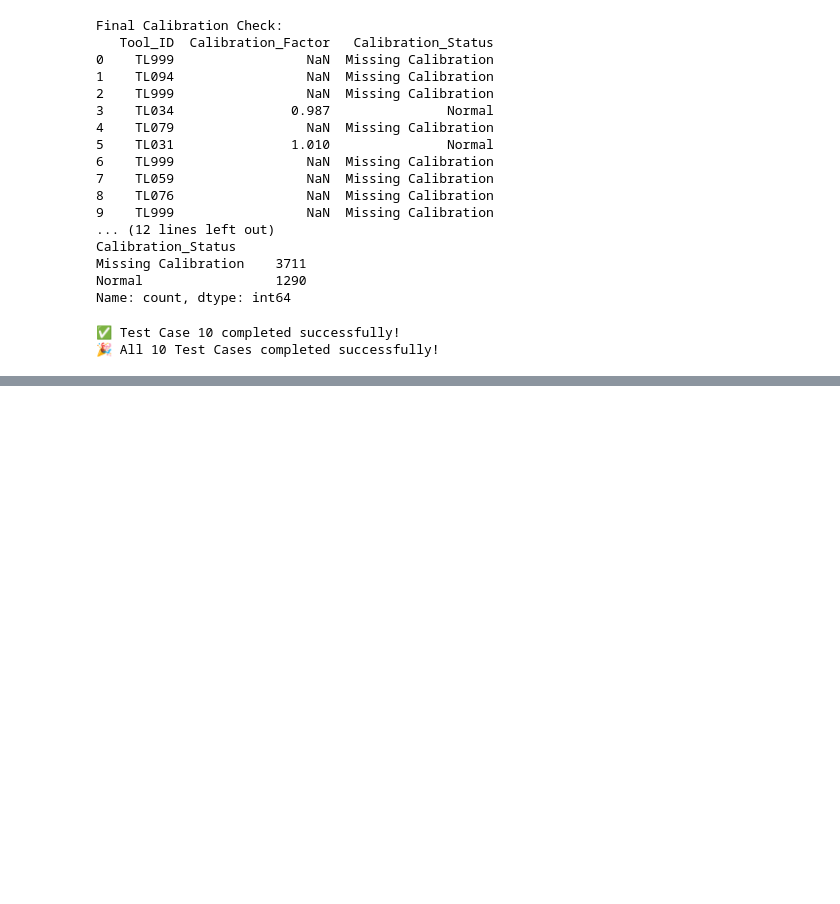
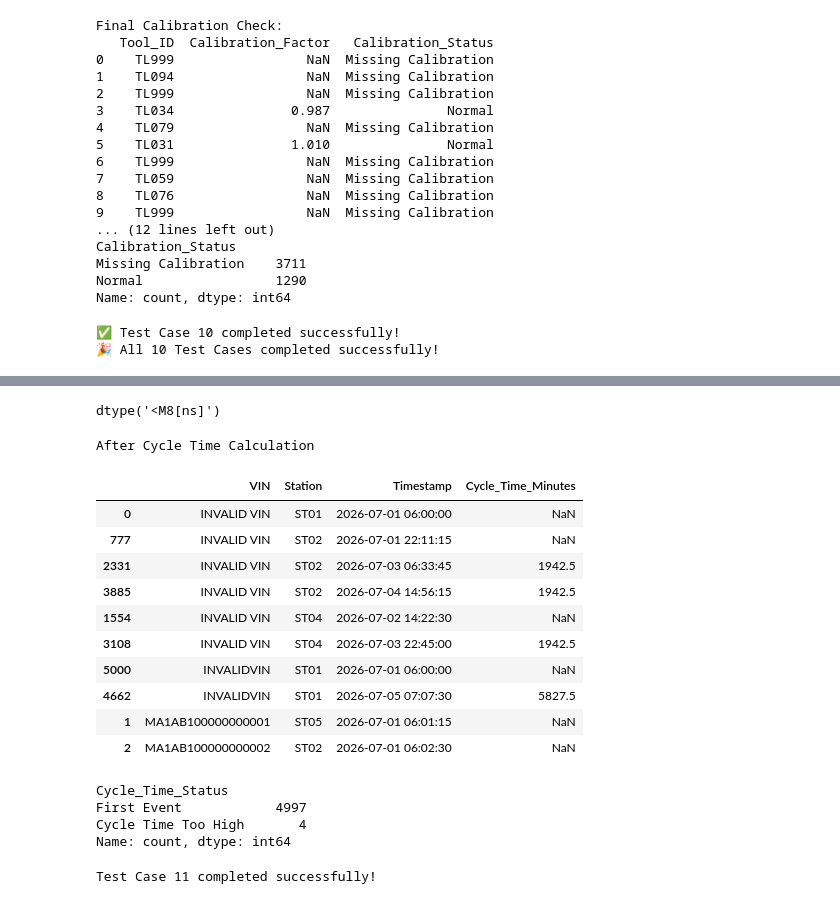
Before and after one commit to chandrachudasahoo4/Car-Manufacturing-Analytics, a Jupyter notebook: operations.ipynb, the cells around one changed output, grey strips where cells are left out. Cells and saved outputs as stored; diff of their text form; code cells hidden in the pictures; blank space fills up the shorter version.

Commit message:
Completed Test Cases 11 to 20

```diff
--- a/operations.ipynb
+++ b/operations.ipynb
@@ -1204,0 +1286,45 @@ print("🎉 All 10 Test Cases completed successfully!")
+# %%
+production["Timestamp"] = pd.to_datetime(
+    production["Timestamp"],
+    errors="coerce"
+)
+
+production["Timestamp"].dtype
+# %% [output]
+dtype('<M8[ns]')
+# %%
+production = production.sort_values(
+    by=["VIN","Station","Timestamp"]
+)
+# %%
+production["Cycle_Time_Minutes"] = (
+    production.groupby(
+        ["VIN","Station"]
+    )["Timestamp"]
+    .diff()
+    .dt.total_seconds()/60
+)
+# %%
+print("After Cycle Time Calculation")
+
+production[
+    [
+        "VIN",
+        "Station",
+        "Timestamp",
+        "Cycle_Time_Minutes"
+    ]
+].head(10)
+# %% [output]
+After Cycle Time Calculation
+|  | VIN | Station | Timestamp | Cycle_Time_Minutes |
+| 0 | INVALID VIN | ST01 | 2026-07-01 06:00:00 | NaN |
+| 777 | INVALID VIN | ST02 | 2026-07-01 22:11:15 | NaN |
+| 2331 | INVALID VIN | ST02 | 2026-07-03 06:33:45 | 1942.5 |
+| 3885 | INVALID VIN | ST02 | 2026-07-04 14:56:15 | 1942.5 |
+| 1554 | INVALID VIN | ST04 | 2026-07-02 14:22:30 | NaN |
+| 3108 | INVALID VIN | ST04 | 2026-07-03 22:45:00 | 1942.5 |
+| 5000 | INVALIDVIN | ST01 | 2026-07-01 06:00:00 | NaN |
+| 4662 | INVALIDVIN | ST01 | 2026-07-05 07:07:30 | 5827.5 |
+| 1 | MA1AB100000000001 | ST05 | 2026-07-01 06:01:15 | NaN |
+| 2 | MA1AB100000000002 | ST02 | 2026-07-01 06:02:30 | NaN |
@@ -1204,0 +1348,16 @@ print("🎉 All 10 Test Cases completed successfully!")
+# %%
+production["Cycle_Time_Status"].value_counts()
+# %% [output]
+Cycle_Time_Status
+First Event            4997
+Cycle Time Too High       4
+Name: count, dtype: int64
+# %%
+production.to_csv(
+    "production_after_testcase11.csv",
+    index=False
+)
+
+print("Test Case 11 completed successfully!")
+# %% [output]
+Test Case 11 completed successfully!
```
Also changed, not shown: parts of 114 cells of this notebook, 12 other files.
